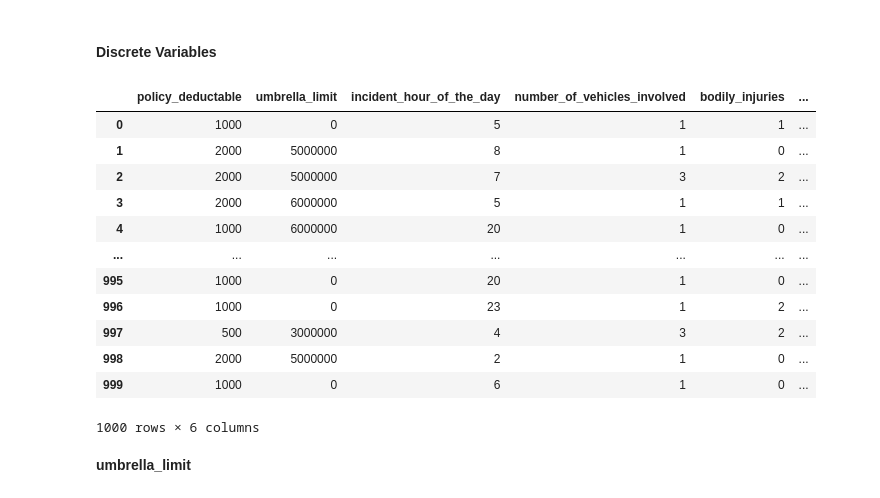
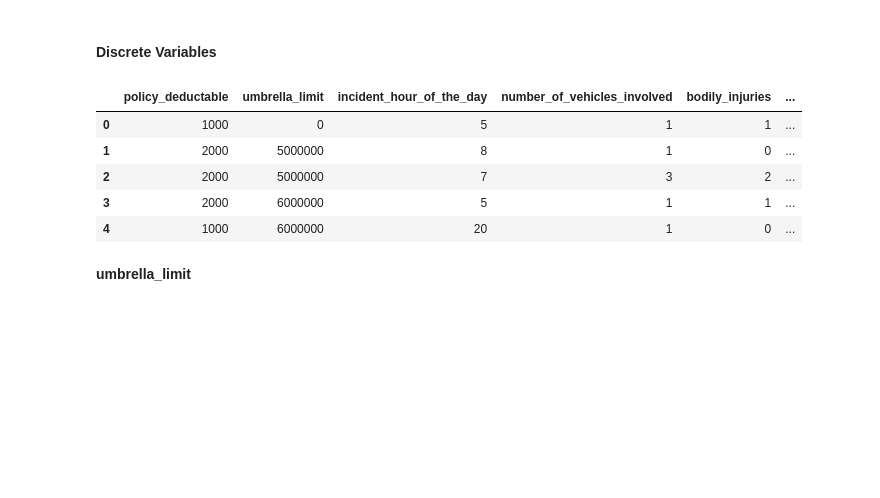
Before and after one commit to IvanNardini/mlpipe-production-code-procedural, a Jupyter notebook: notebooks/2.0-insurance-Feature-Engineering.ipynb, the cells around one changed output. Cells and saved outputs as stored; diff of their text form; code cells hidden in the pictures; blank space fills up the shorter version.

```diff
--- a/notebooks/2.0-insurance-Feature-Engineering.ipynb
+++ b/notebooks/2.0-insurance-Feature-Engineering.ipynb
@@ -223,21 +223,14 @@ data.to_csv(interim + '1_data_target.csv', index=False)
 # %% [markdown]
 #### Discrete Variables
 # %%
-data[discrete_predictors]
+data[discrete_predictors].head()
 # %% [output]
 |  | policy_deductable | umbrella_limit | incident_hour_of_the_day | number_of_vehicles_involved | bodily_injuries | ... |
 | 0 | 1000 | 0 | 5 | 1 | 1 | ... |
 | 1 | 2000 | 5000000 | 8 | 1 | 0 | ... |
 | 2 | 2000 | 5000000 | 7 | 3 | 2 | ... |
 | 3 | 2000 | 6000000 | 5 | 1 | 1 | ... |
 | 4 | 1000 | 6000000 | 20 | 1 | 0 | ... |
-| ... | ... | ... | ... | ... | ... | ... |
-| 995 | 1000 | 0 | 20 | 1 | 0 | ... |
-| 996 | 1000 | 0 | 23 | 1 | 2 | ... |
-| 997 | 500 | 3000000 | 4 | 3 | 2 | ... |
-| 998 | 2000 | 5000000 | 2 | 1 | 0 | ... |
-| 999 | 1000 | 0 | 6 | 1 | 0 | ... |
-1000 rows × 6 columns
 # %% [markdown]
 **umbrella_limit**
 # %%
```
Also changed, not shown: parts of 21 cells of this notebook, 19 other files.
